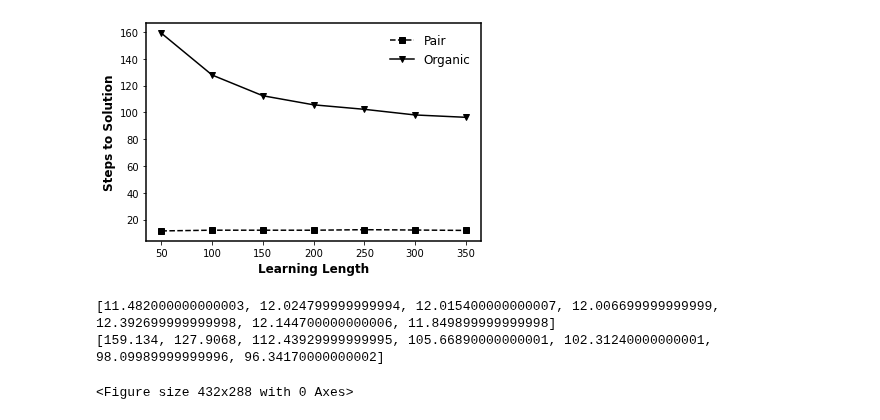
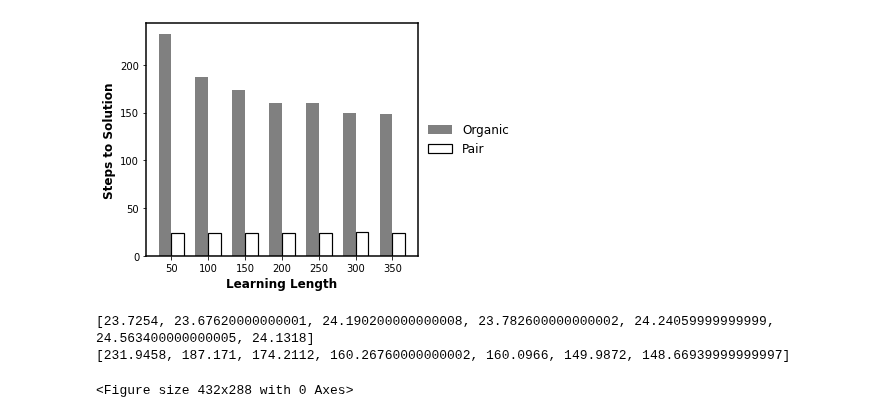
Before and after one commit to GrandJune/HAI, a Jupyter notebook: Parrots/Results.ipynb, the cells around one changed output. Saved outputs shown, nothing was run; the diff lists cells and outputs as text; code cells hidden in the pictures.

Commit message:
Initialize: Figure 1-performance across learning length
Figure 2-Informed across distance from low peaks

```diff
--- a/Parrots/Results.ipynb
+++ b/Parrots/Results.ipynb
@@ -2,7 +2,7 @@
 import matplotlib.pyplot as plt
 import pickle
 legend_properties = {'weight':'bold'}
-data_folder = r"E:\data\hai-0520\three_2\Parrots"
+data_folder = r"E:\data\hai-0520\Parrots_2"
 
 organic_performance_file = data_folder + r"\organic_performance_across_episodes"
 organic_knowledge_file = data_folder + r"\organic_knowledge_across_episodes"
@@ -62,28 +114,42 @@ print(organic_performance_across_episodes)
 # %%
-# Performance
-x =  [50, 100, 150, 200, 250, 300, 350]
-# x = [50, 100, 150]
+# Learning lengths
+x = [50, 100, 150, 200, 250, 300, 350]
+x_indices = np.arange(len(x))
+bar_width = 0.35
+
+# Plotting
 fig, ax = plt.subplots()
 ax.spines["left"].set_linewidth(1.5)
 ax.spines["right"].set_linewidth(1.5)
 ax.spines["top"].set_linewidth(1.5)
 ax.spines["bottom"].set_linewidth(1.5)
-plt.plot(x, pair_steps_across_episodes, "k--s", label="Pair")
-plt.plot(x, organic_steps_across_episodes, "k-v", label="Organic")
-plt.xlabel('Learning Length', fontweight='bold', fontsize=12)
-plt.ylabel('Steps to Solution', fontweight='bold', fontsize=12)
-# plt.xticks(x)
-# ax.set_ylim(0.50, 0.95)
-plt.legend(frameon=False, ncol=1, fontsize=12)
-plt.savefig(data_folder + r"\Steps_across_episodes.png", transparent=True, dpi=300)
+
+# Bars for each condition
+bars1 = ax.bar(x_indices - bar_width / 2, organic_steps_across_episodes,
+               width=bar_width, label='Organic', color='gray')
+bars2 = ax.bar(x_indices + bar_width / 2, pair_steps_across_episodes,
+               width=bar_width, label='Pair', edgecolor='black', linewidth=1.2, fill=False)
+
+# Labels and ticks
+ax.set_xlabel('Learning Length', fontweight='bold', fontsize=12)
+ax.set_ylabel('Steps to Solution', fontweight='bold', fontsize=12)
+ax.set_xticks(x_indices)
+ax.set_xticklabels(x)
+ax.legend(frameon=False, fontsize=12, loc='center left', bbox_to_anchor=(1, 0.5))
+
+# Save and show
+plt.tight_layout()
+plt.savefig(data_folder + r"\Steps_across_episodes_histogram.png", transparent=True, dpi=300)
 plt.show()
 plt.clf()
+
+# Optional: print values
 print(pair_steps_across_episodes)
 print(organic_steps_across_episodes)
 # %% [output]
-[figure, old version]
+[figure, new version]
-[11.482000000000003, 12.024799999999994, 12.015400000000007, 12.006699999999999, 12.392699999999998, 12.144700000000006, 11.849899999999998]
-[159.134, 127.9068, 112.43929999999995, 105.66890000000001, 102.31240000000001, 98.09989999999996, 96.34170000000002]
+[23.7254, 23.67620000000001, 24.190200000000008, 23.782600000000002, 24.24059999999999, 24.563400000000005, 24.1318]
+[231.9458, 187.171, 174.2112, 160.26760000000002, 160.0966, 149.9872, 148.66939999999997]
 <Figure size 432x288 with 0 Axes>
 # %%
 # Knowledge
```
Also changed, not shown: parts of 4 cells of this notebook, 2 other files.
